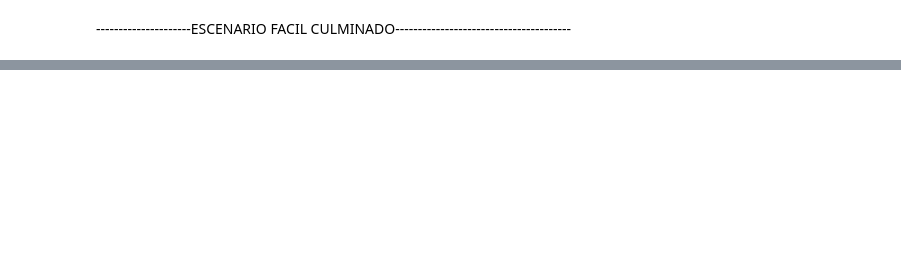
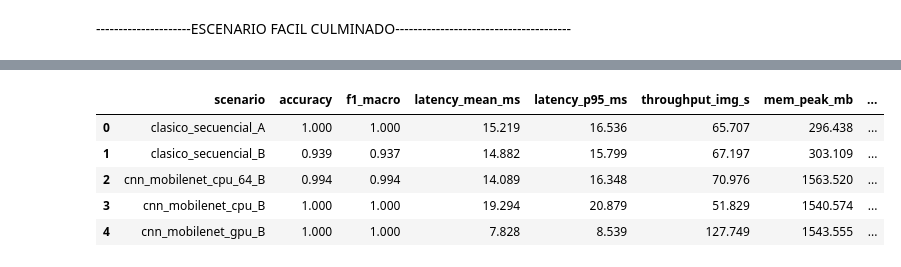
Before and after one commit to Fx2048/VISION_PARALELA_1, a Jupyter notebook: intento.ipynb, the cells around one changed output, grey strips where cells are left out. Drawn from its saved outputs; the diff is of its cells as text; code cells hidden in the pictures; blank space fills up the shorter version.

```diff
--- a/intento.ipynb
+++ b/intento.ipynb
@@ -284,0 +817,32 @@ os.rename("figures/cm_classic_sequential.png", "figures/cm_classic_sequential_A.
+# %%
+#antes de seleccionar 12, no correr
+import json
+p = "results/classic_sequential_A.json"
+d = json.load(open(p))
+d["scenario"] = "clasico_secuencial_A"
+json.dump(d, open(p, "w"), indent=2)
+# %%
+#celda 12:
+import json
+import pandas as pd
+from pathlib import Path
+
+rows = []
+for f in sorted(Path("results").glob("*.json")):
+    d = json.load(open(f))
+    if isinstance(d, dict) and "accuracy" in d:   # salta el JSON del paralelo
+        rows.append(d)
+
+df = pd.DataFrame(rows)
+cols = ["scenario", "accuracy", "f1_macro", "latency_mean_ms", "latency_p95_ms",
+        "throughput_img_s", "mem_peak_mb", "t_train_total_s"]
+df = df[[c for c in cols if c in df.columns]].round(3)
+df.to_csv("results/comparacion.csv", index=False)
+df
+# %% [output]
+|  | scenario | accuracy | f1_macro | latency_mean_ms | latency_p95_ms | throughput_img_s | mem_peak_mb | ... |
+| 0 | clasico_secuencial_A | 1.000 | 1.000 | 15.219 | 16.536 | 65.707 | 296.438 | ... |
+| 1 | clasico_secuencial_B | 0.939 | 0.937 | 14.882 | 15.799 | 67.197 | 303.109 | ... |
+| 2 | cnn_mobilenet_cpu_64_B | 0.994 | 0.994 | 14.089 | 16.348 | 70.976 | 1563.520 | ... |
+| 3 | cnn_mobilenet_cpu_B | 1.000 | 1.000 | 19.294 | 20.879 | 51.829 | 1540.574 | ... |
+| 4 | cnn_mobilenet_gpu_B | 1.000 | 1.000 | 7.828 | 8.539 | 127.749 | 1543.555 | ... |
```
Also changed, not shown: parts of 14 cells of this notebook.
